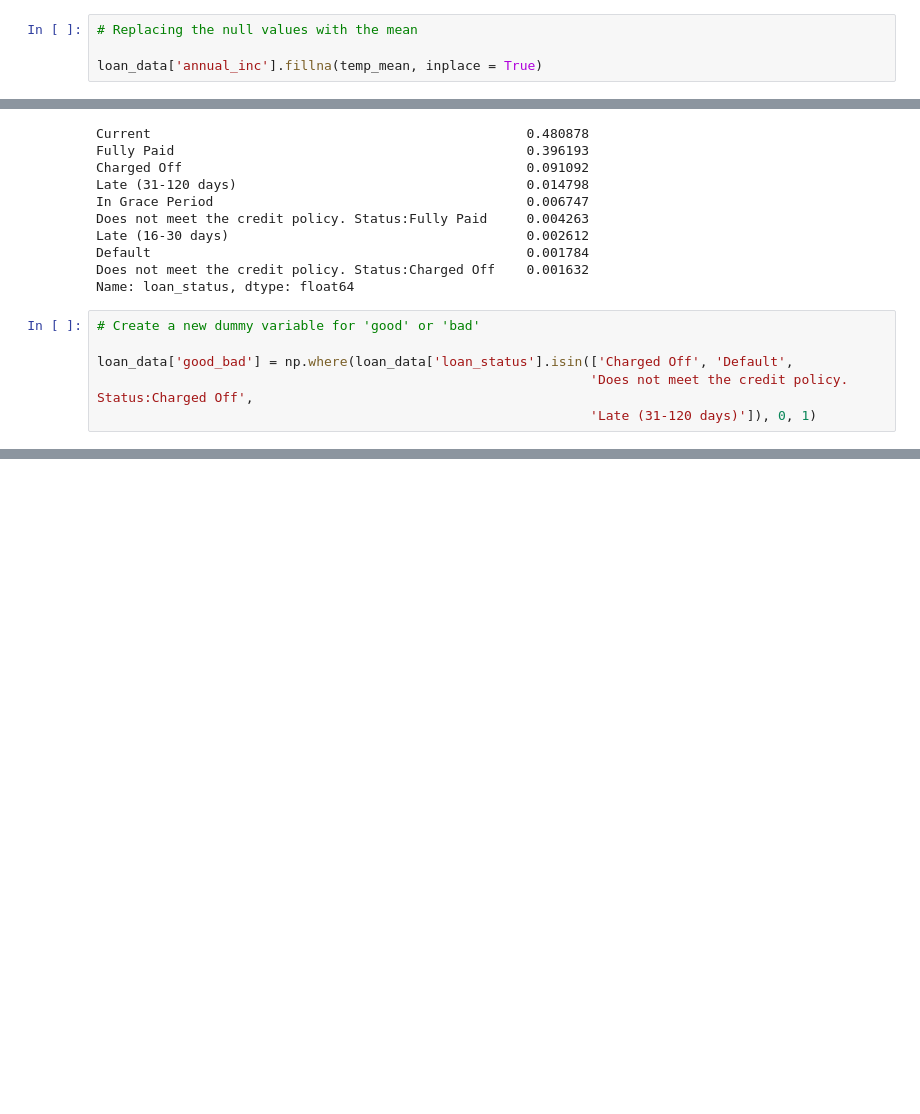
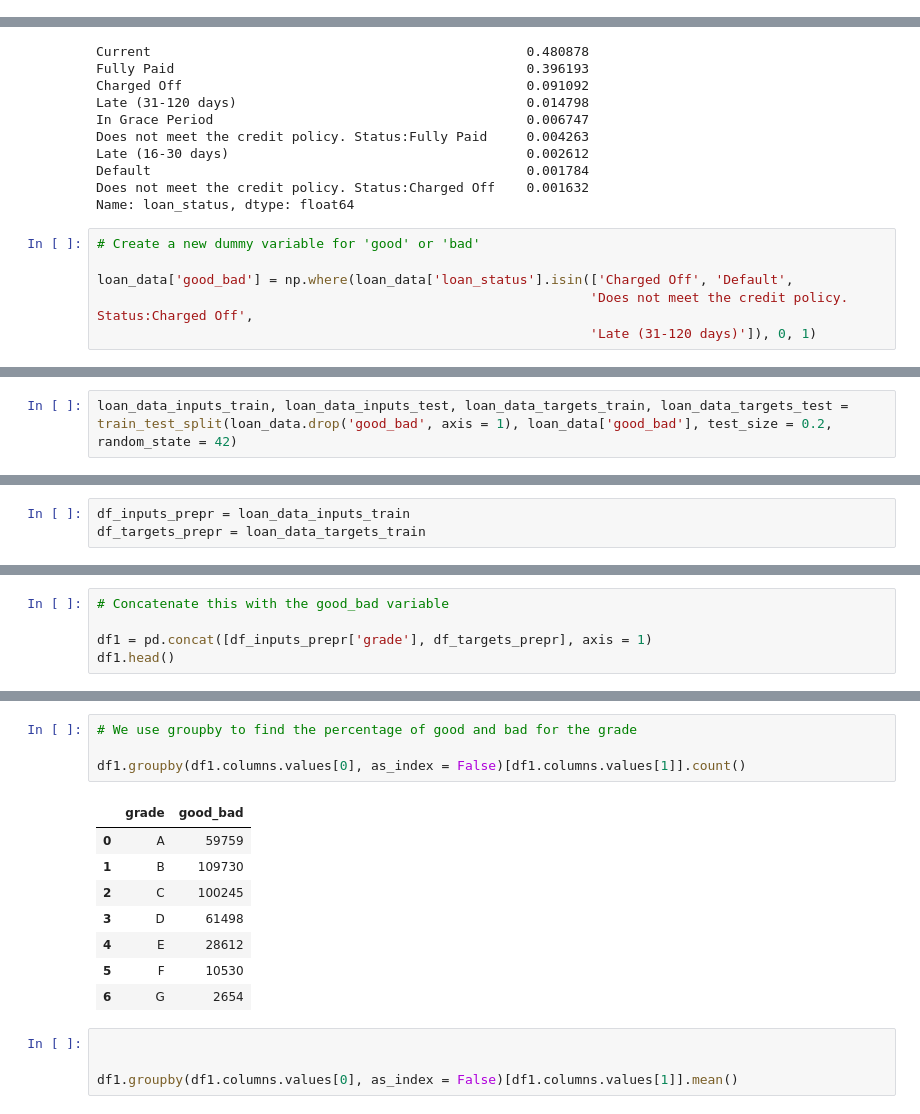
Before and after one commit to shruti-sriniv/Cred-Risk, a Jupyter notebook: Data Processing.ipynb, the cells around one changed output, grey strips where cells are left out. Cells and saved outputs as stored; diff of their text form; blank space fills up the shorter version.

Commit message:
splitting of the dataset into train and test. Start of the data prep example

```diff
--- a/Data Processing.ipynb
+++ b/Data Processing.ipynb
@@ -411,7 +406,3 @@ temp_mean = temp_loan.mean()
-# %%
-# Replacing the null values with the mean
-
-loan_data['annual_inc'].fillna(temp_mean, inplace = True)
 # %%
 # Checking to see if there are any null values left
 
@@ -485,0 +477,2 @@ Again
+# %%
+loan_data_inputs_train, loan_data_inputs_test, loan_data_targets_train, loan_data_targets_test = train_test_split(loan_data.drop('good_bad', axis = 1), loan_data['good_bad'], test_size = 0.2, random_state = 42)
@@ -485,0 +481,3 @@ Again
+# %%
+df_inputs_prepr = loan_data_inputs_train
+df_targets_prepr = loan_data_targets_train
@@ -485,0 +490,5 @@ Again
+# %%
+# Concatenate this with the good_bad variable
+
+df1 = pd.concat([df_inputs_prepr['grade'], df_targets_prepr], axis = 1)
+df1.head()
@@ -485,0 +502,17 @@ Again
+# %%
+# We use groupby to find the percentage of good and bad for the grade
+
+df1.groupby(df1.columns.values[0], as_index = False)[df1.columns.values[1]].count()
+# %% [output]
+|  | grade | good_bad |
+| 0 | A | 59759 |
+| 1 | B | 109730 |
+| 2 | C | 100245 |
+| 3 | D | 61498 |
+| 4 | E | 28612 |
+| 5 | F | 10530 |
+| 6 | G | 2654 |
+# %%
+
+
+df1.groupby(df1.columns.values[0], as_index = False)[df1.columns.values[1]].mean()
```
Also changed, not shown: parts of 8 cells of this notebook.
